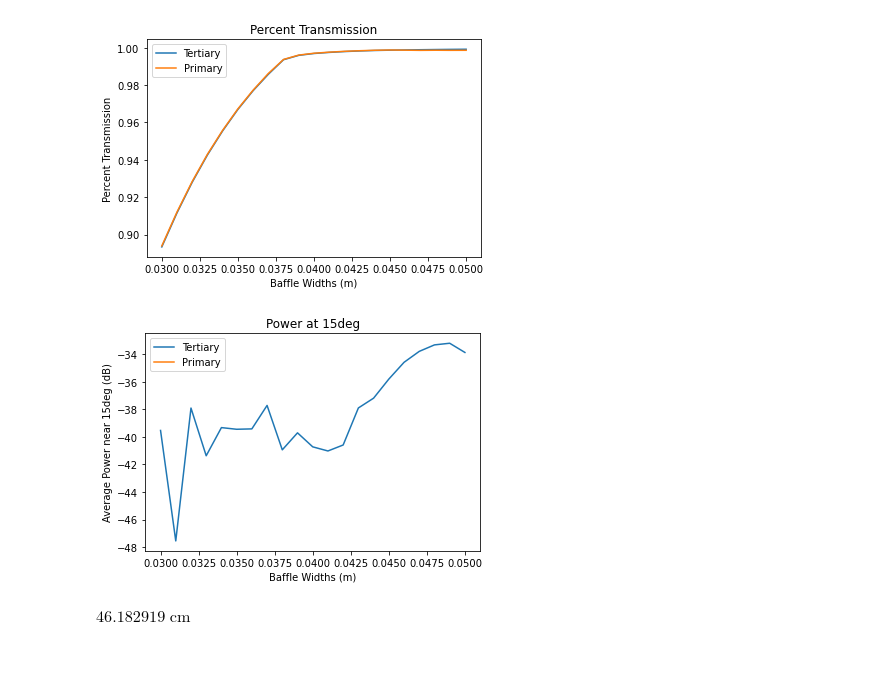
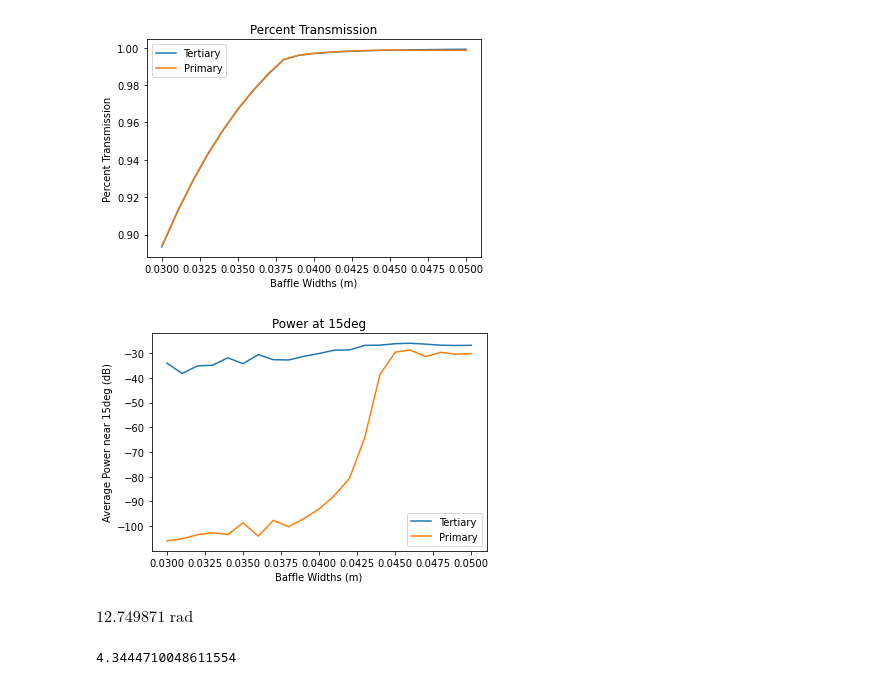
Before and after one commit to GageSiebert/EXCLAIM_Optics, a Jupyter notebook: Baffle_phase_space.ipynb, the cells around one changed output. Cells and saved outputs as stored; diff of their text form; code cells hidden in the pictures.

```diff
--- a/Baffle_phase_space.ipynb
+++ b/Baffle_phase_space.ipynb
@@ -1,5 +1,5 @@
 # %%
-# Plot Baffle Radius vs % transmission and power at 15deg
+# Plot Baffle Radius vs % transmission and power at 13deg (Edge of Primary)
 # Skeleton of this code was taken from Lens2Tertiary_v1.ipynb
 
 import numpy as np
@@ -11,7 +11,7 @@ from poppy.wfe import WavefrontError
 
 fwhm_ = np.sqrt(np.log(2)/297.4178) * u.m
 lenslet_aperture = poppy.GaussianAperture(fwhm=fwhm_)
-ff = 480*u.GHz
+ff = 480*u.GHz # 420-540GHz
 ll = const.c/ff
 d_lenslet_lens = 24*u.cm
 
@@ -75,7 +75,7 @@ for width in widths:
         for n in np.arange(0,x.shape[1],dtype=int):
             if (0.08)**2 < x[m,n]**2 + y[m,n]**2 :
                 spill_power[w_idx] += temp[m,n]
-            elif (0.051)**2 < x[m,n]**2 + y[m,n]**2 < (0.0519)**2 :
+            elif (0.043444710048611554)**2 < x[m,n]**2 + y[m,n]**2 < (0.04455867644331863)**2 :
                 dB_radius[w_idx] += temp[m,n]
                 count += 1
                 trans_power[w_idx] += temp[m,n]
@@ -96,38 +96,38 @@ for width in widths:
         for n in np.arange(0,x.shape[1],dtype=int):
             if (0.4)**2 < x[m,n]**2 + y[m,n]**2 :
                 p_spill_power[w_idx] += temp[m,n]
-            elif (0.4)**2 < x[m,n]**2 + y[m,n]**2 < (0.436)**2 :
+            elif (0.39)**2 < x[m,n]**2 + y[m,n]**2 < (0.4)**2 :
                 p_dB_radius[w_idx] += temp[m,n]
                 count += 1
                 p_trans_power[w_idx] += temp[m,n]
             else:
                 p_trans_power[w_idx] += temp[m,n]
     p_dB_radius[w_idx]=10*np.log10(p_dB_radius[w_idx]/count)-10*np.log10(np.max(temp))
 
     #wf *= primary_obj
 
     w_idx += 1
 
 #plt.plot(x[wf.intensity.shape[1]//2,1024:], 10*np.log10(wf.intensity[wf.intensity.shape[1]//2,1024:]))
 
-plt.plot(widths,trans_power/initial_power,label="Tertiary")
-plt.plot(widths,p_trans_power/initial_power,label="Primary")
+plt.plot(widths, trans_power/initial_power, label="Tertiary")
+plt.plot(widths, p_trans_power/initial_power, label="Primary")
 plt.title("Percent Transmission")
 plt.xlabel("Baffle Widths (m)")
 plt.ylabel("Percent Transmission")
 plt.legend()
 plt.show()
 
 plt.plot(widths,dB_radius,label="Tertiary")
 plt.plot(widths,p_dB_radius,label="Primary")
 plt.title("Power at 15deg")
 plt.xlabel("Baffle Widths (m)")
 plt.ylabel("Average Power near 15deg (dB)")
 plt.legend()
 plt.show()
 # %% [output]
 [figure]
-[figure, old version]
+[figure, new version]
 # %%
 # Trevor's phase gradient code
 import numpy as np
@@ -168,6 +168,10 @@ from astropy import constants as const
 d_3_2 = 86.562 * u.cm
 d_IF = 19.2 * u.cm
 d_2_1 = 104.995 * u.cm
-(d_2_1+d_3_2-d_IF)*np.tan(15*np.pi/180)
+np.arctan((39*u.cm)/(d_2_1+d_3_2-d_IF))*180/np.pi
 # %% [output]
-$46.182919 \; \mathrm{cm}$
+$12.749871 \; \mathrm{rad}$
+# %%
+19.2*np.tan(12.749871*np.pi/180) #Calculating position of 'edge' region on tertiary
+# %% [output]
+4.3444710048611554
```
Also changed, not shown: parts of 2 cells of this notebook.
